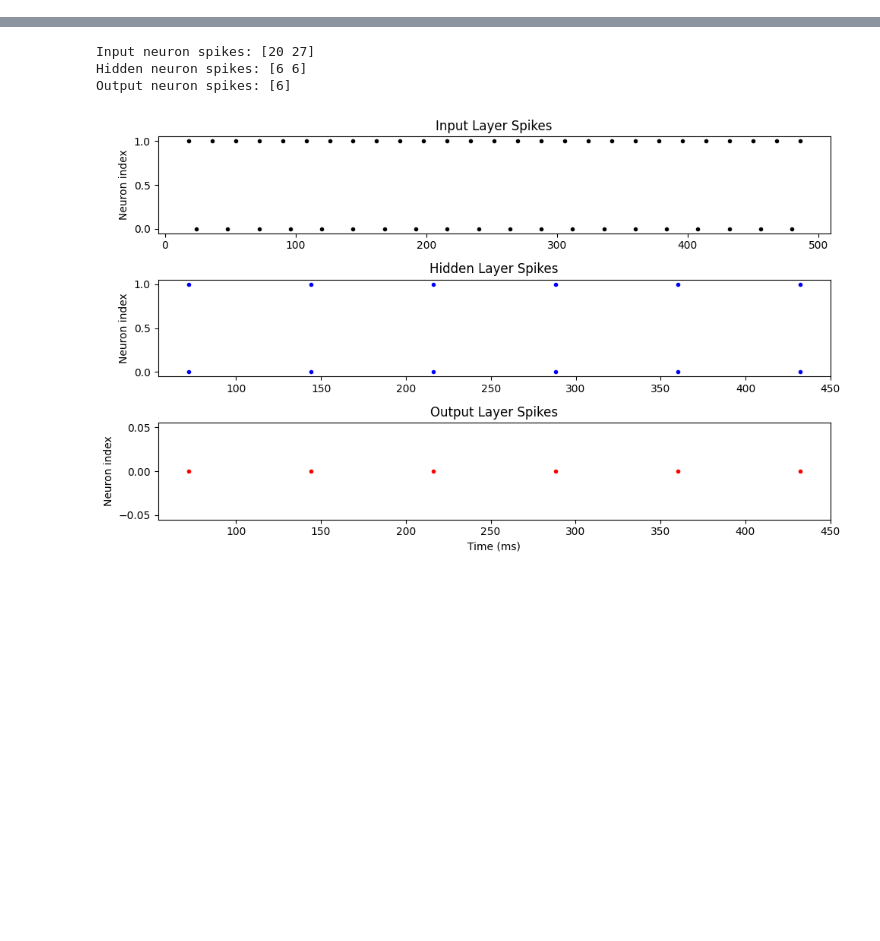
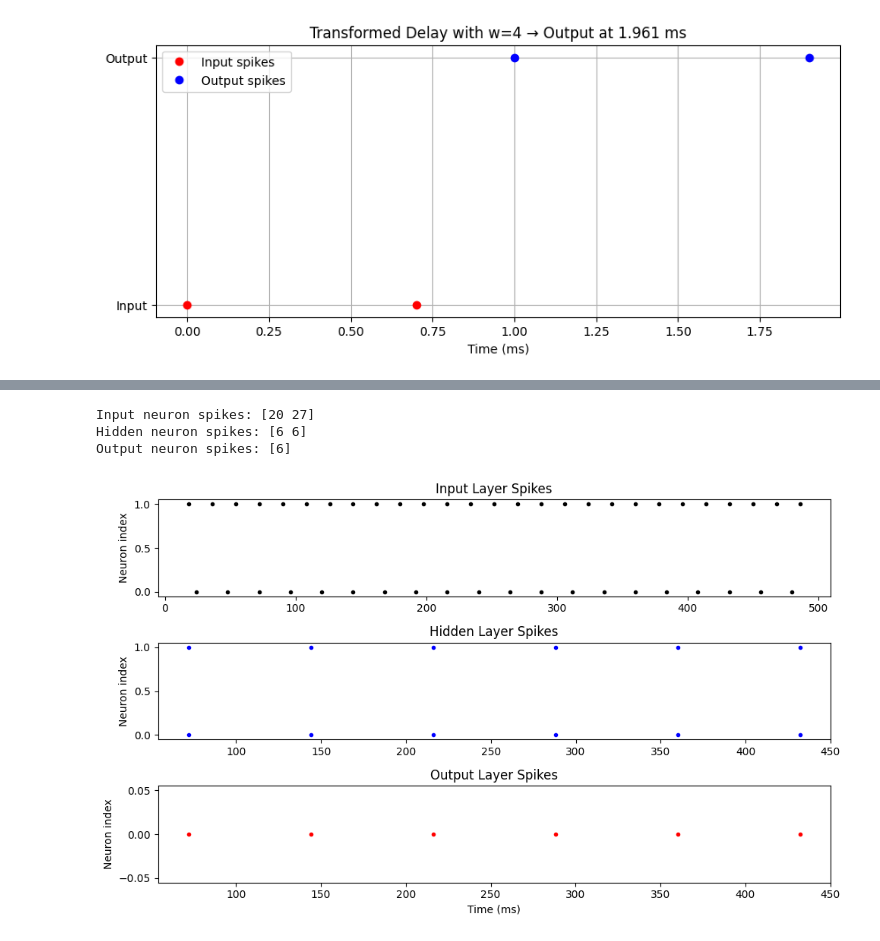
Before and after one commit to Ian3133/Dissertation, a Jupyter notebook: scratch.ipynb, the cells around one changed output, grey strips where cells are left out. Cells and saved outputs as stored; diff of their text form; code cells hidden in the pictures; blank space fills up the shorter version.

```diff
--- a/scratch.ipynb
+++ b/scratch.ipynb
@@ -15,0 +50,66 @@ run(100*ms)
+# %%
+from brian2 import *
+import numpy as np
+import matplotlib.pyplot as plt
+
+start_scope() # clears previous inputs
+
+# ---------------------------
+# Step 1: Define the input
+# ---------------------------
+input_times = [0*ms, 0.7*ms]
+input_indices = [0, 0]
+input_group = SpikeGeneratorGroup(1, input_indices, input_times)
+
+# ---------------------------
+# Step 2: Define function
+# ---------------------------
+def weighted_delay(x, w):
+    # Normalized to [0,1], avoid divide-by-zero
+    x = np.clip(x, 1e-6, 1 - 1e-6)
+    return 1 / (1 + ((1 - x) / x) ** np.exp(w / 3))
+
+# ---------------------------
+# Step 3: Process spike delay
+# ---------------------------
+# Calculate delay between first and second spike (in ms)
+t0 = input_times[0] / ms
+t1 = input_times[1] / ms
+delta = t1 - t0  # 0.4
+
+# Normalize the delay to [0,1] range
+# Assuming max expected delay = 1.0 ms for now
+x = delta / 1.0
+w = 4 # as per your example
+
+# Apply transformation
+new_delay = weighted_delay(x, w) * ms  # new delay, scaled back to ms
+
+# ---------------------------
+# Step 4: Create output spike group
+# ---------------------------
+# First output always at 1.0 ms
+# Second output at 1.0 + new delay
+output_times = [1.0*ms, 1.0*ms + new_delay]
+output_indices = [0, 0]
+output_group = SpikeGeneratorGroup(1, output_indices, output_times)
+
+# ---------------------------
+# Step 5: Monitor and plot
+# ---------------------------
+spike_mon_in = SpikeMonitor(input_group)
+spike_mon_out = SpikeMonitor(output_group)
+
+run(2*ms)
+
+plt.figure(figsize=(10, 4))
+plt.plot(spike_mon_in.t/ms, [0]*len(spike_mon_in.t), 'ro', label='Input spikes')
+plt.plot(spike_mon_out.t/ms, [1]*len(spike_mon_out.t), 'bo', label='Output spikes')
+plt.yticks([0, 1], ['Input', 'Output'])
+plt.xlabel('Time (ms)')
+plt.title(f"Transformed Delay with w={w} → Output at {output_times[1]/ms:.3f} ms")
+plt.legend()
+plt.grid(True)
+plt.show()
+# %% [output]
+[figure, added]
```
Also changed, not shown: parts of 6 cells of this notebook, 1 other file.
